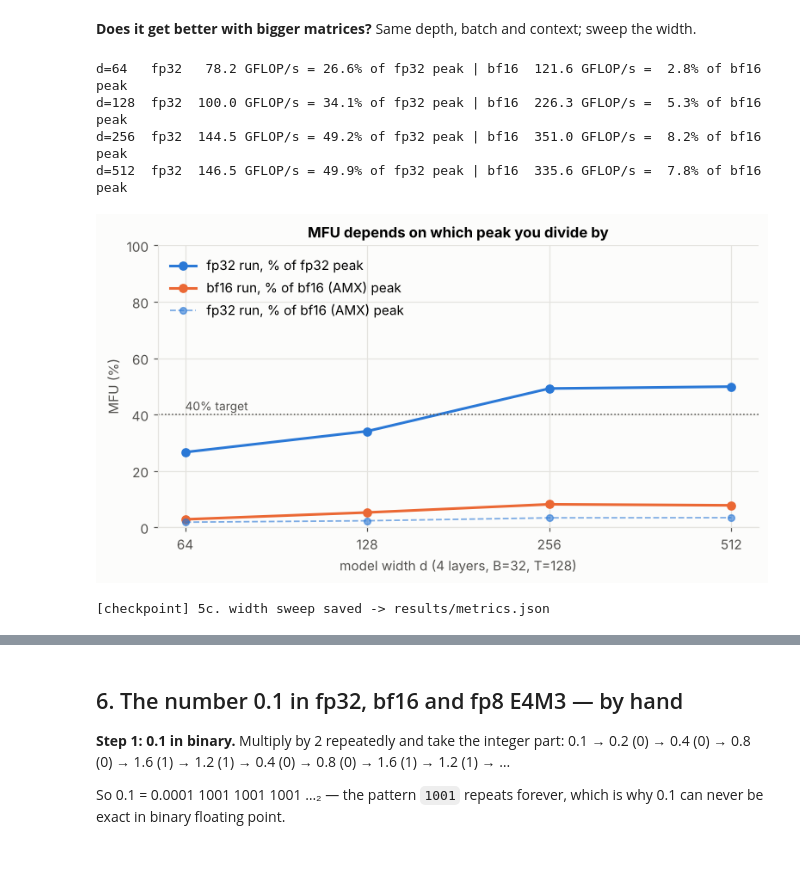
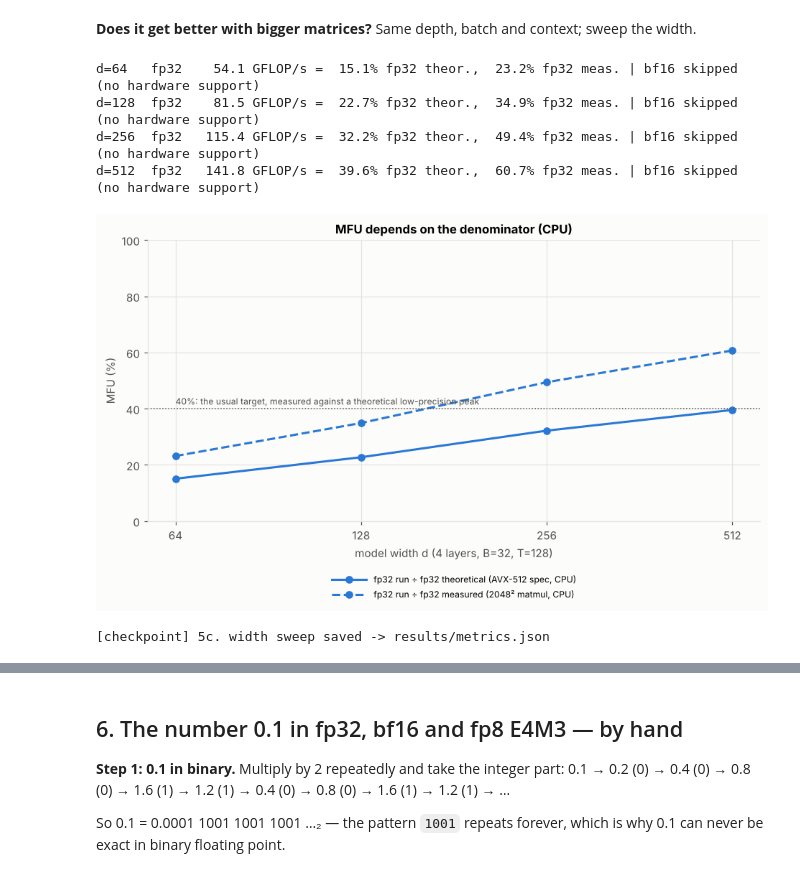
Before and after one commit to kunal2016/training-loop, a Jupyter notebook: training_loop.ipynb, the cells around one changed output, grey strips where cells are left out. Saved outputs shown, nothing was run; the diff lists cells and outputs as text; code cells hidden in the pictures.

```diff
--- a/training_loop.ipynb
+++ b/training_loop.ipynb
@@ -923,26 +980,35 @@ optimizer                     0.9%    1.6%
 # %%
 sweep_mfu = []
 for d in [64, 128, 256, 512] + ([1024] if DEVICE == 'cuda' else []):
     a = bench(d=d, steps=6)
     b = bench(d=d, amp=True, steps=6) if LP_FAST else None      # emulated bf16 would take ~an hour here and show nothing new
     sweep_mfu.append((d, a['achieved'], b['achieved'] if b else None))
-    lp = f'{LP_NAME} {b["achieved"] / 1e9:6.1f} GFLOP/s = {b["achieved"] / PEAK_BF16:5.1%} of {LP_NAME} peak' if b else f'{LP_NAME} skipped (no hardware support)'
-    print(f'd={d:<4} fp32 {a["achieved"] / 1e9:6.1f} GFLOP/s = {a["achieved"] / PEAK_FP32:5.1%} of fp32 peak | {lp}')
-fig, ax = plt.subplots(figsize=(7.2, 4))
+    m32 = mfu_vs(a['achieved'], RUN32_KEYS)
+    lp = (f'{LP_NAME} {b["achieved"] / 1e9:7.1f} GFLOP/s = {pct(mfu_vs(b["achieved"], LOWP_KEYS)["lowp_theoretical"])} {SHORT["lowp_theoretical"]}, '
+          f'{pct(mfu_vs(b["achieved"], LOWP_KEYS)["lowp_measured"])} {SHORT["lowp_measured"]}') if b else f'{LP_NAME} skipped (no hardware support)'
+    print(f'd={d:<4} fp32 {a["achieved"] / 1e9:7.1f} GFLOP/s = {pct(m32["fp32_theoretical"])} {SHORT["fp32_theoretical"]}, '
+          f'{pct(m32["fp32_measured"])} {SHORT["fp32_measured"]}' + (f', {pct(m32["lowp_theoretical"])} {SHORT["lowp_theoretical"]}' if LP_FAST else '') + f' | {lp}')
+fig, ax = plt.subplots(figsize=(8.6, 5.2))
 ds = [s[0] for s in sweep_mfu]
-ax.plot(ds, [s[1] / PEAK_FP32 * 100 for s in sweep_mfu], 'o-', color=BLUE, ms=6, label='fp32 run, % of fp32 peak')
-if LP_FAST: ax.plot(ds, [s[2] / PEAK_BF16 * 100 for s in sweep_mfu], 'o-', color=ORANGE, ms=6, label=f'{LP_NAME} run, % of {LP_NAME} ({LP_HW}) peak')
-if LP_FAST: ax.plot(ds, [s[1] / PEAK_BF16 * 100 for s in sweep_mfu], 'o--', color=BLUE, ms=5, lw=1.2, alpha=.6, label=f'fp32 run, % of {LP_NAME} ({LP_HW}) peak')
-ax.axhline(40, color=INK2, lw=1, ls=':'); ax.text(64, 41.5, '40% target', color=INK2, fontsize=9)
-ax.set_xscale('log', base=2); ax.set_xticks(ds); ax.set_xticklabels(ds); ax.set_ylim(0, 100)
-ax.set_xlabel('model width d (4 layers, B=32, T=128)'); ax.set_ylabel('MFU (%)'); ax.set_title('MFU depends on which peak you divide by'); ax.legend(loc='upper left')
-plt.tight_layout(); plt.savefig(os.path.join(FIG_DIR, 'mfu_sweep.png')); plt.show()
-METRICS['mfu_sweep'] = [dict(d=d, fp32=a, bf16=b) for d, a, b in sweep_mfu]
+lines = [(1, 'fp32 run', 'fp32_theoretical', BLUE, '-'), (1, 'fp32 run', 'fp32_measured', BLUE, '--')]
+if LP_FAST: lines += [(2, f'{LP_NAME} run', 'lowp_theoretical', ORANGE, '-'), (2, f'{LP_NAME} run', 'lowp_measured', ORANGE, '--')]
+ymax = 0
+for i, run, key, col, ls in lines:
+    if not DENOMS[key][0]: continue
+    ys = [s[i] / DENOMS[key][0] * 100 for s in sweep_mfu]; ymax = max(ymax, *ys)
+    ax.plot(ds, ys, marker='o', ls=ls, color=col, ms=6, label=f'{run} ÷ {DENOMS[key][1]}')
+ax.axhline(40, color=INK2, lw=1, ls=':'); ax.text(ds[0], 41.5, '40%: the usual target, measured against a theoretical low-precision peak', color=INK2, fontsize=8)
+ax.set_xscale('log', base=2); ax.set_xticks(ds); ax.set_xticklabels(ds); ax.set_ylim(0, max(100, ymax * 1.1))
+ax.set_xlabel('model width d (4 layers, B=32, T=128)'); ax.set_ylabel('MFU (%)'); ax.set_title(f'MFU depends on the denominator ({HW})')
+ax.legend(loc='upper center', bbox_to_anchor=(0.5, -0.16), ncol=1, fontsize=8, handlelength=4)
+plt.tight_layout(); plt.savefig(os.path.join(FIG_DIR, 'mfu_sweep.png'), bbox_inches='tight'); plt.show()
+METRICS['mfu_sweep'] = [dict(d=d, fp32_run_flops=a, lowp_run_flops=b, fp32_run=mfu_vs(a, RUN32_KEYS), lowp_run=(mfu_vs(b, LOWP_KEYS) if b else None))
+                        for d, a, b in sweep_mfu]
 checkpoint('5c. width sweep')
 # %% [output]
-d=64   fp32   78.2 GFLOP/s = 26.6% of fp32 peak | bf16  121.6 GFLOP/s =  2.8% of bf16 peak
-d=128  fp32  100.0 GFLOP/s = 34.1% of fp32 peak | bf16  226.3 GFLOP/s =  5.3% of bf16 peak
-d=256  fp32  144.5 GFLOP/s = 49.2% of fp32 peak | bf16  351.0 GFLOP/s =  8.2% of bf16 peak
-d=512  fp32  146.5 GFLOP/s = 49.9% of fp32 peak | bf16  335.6 GFLOP/s =  7.8% of bf16 peak
+d=64   fp32    54.1 GFLOP/s =  15.1% fp32 theor.,  23.2% fp32 meas. | bf16 skipped (no hardware support)
+d=128  fp32    81.5 GFLOP/s =  22.7% fp32 theor.,  34.9% fp32 meas. | bf16 skipped (no hardware support)
+d=256  fp32   115.4 GFLOP/s =  32.2% fp32 theor.,  49.4% fp32 meas. | bf16 skipped (no hardware support)
+d=512  fp32   141.8 GFLOP/s =  39.6% fp32 theor.,  60.7% fp32 meas. | bf16 skipped (no hardware support)
-[figure, old version]
+[figure, new version]
 [checkpoint] 5c. width sweep saved -> results/metrics.json
```
Also changed, not shown: parts of 12 cells of this notebook, 8 other files.
